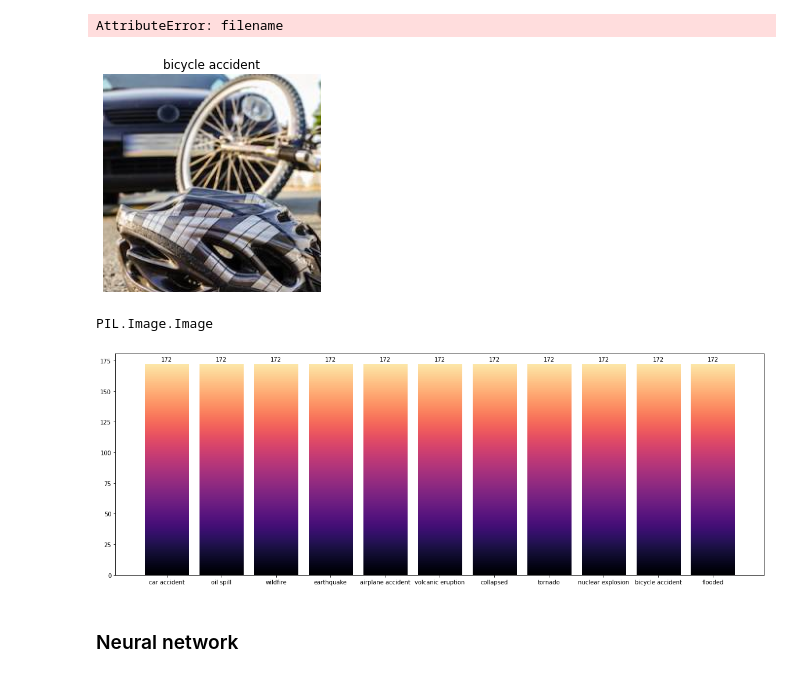
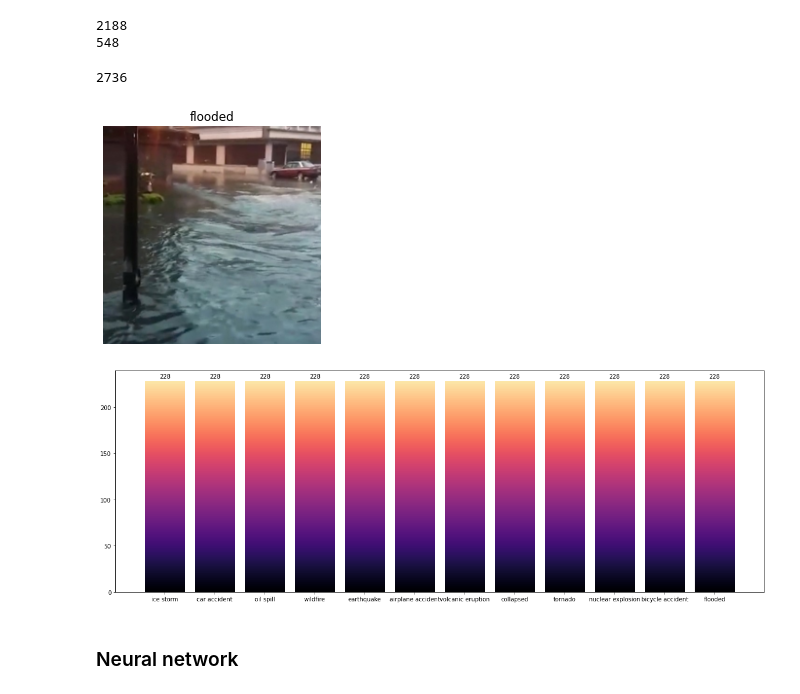
Before and after one commit to Exion35/UT---DataScience, a Jupyter notebook: CVIC Project105.ipynb, the cells around one changed output. Drawn from its saved outputs; the diff is of its cells as text; code cells hidden in the pictures.

```diff
--- a/CVIC Project105.ipynb
+++ b/CVIC Project105.ipynb
@@ -10,25 +12,26 @@ from PIL import UnidentifiedImageError
 from sklearn.model_selection import train_test_split
 # %%
 class Incidents12(datasets.VisionDataset):
-    def __init__(self, root, train_paths_and_labels, test_paths_and_labels, train=True, transform=None):
+    def __init__(self, root, transform=None):
         super().__init__(root, transform=transform)
 
-        self.train = train
         self.data = []
         self.targets = []
         self.errors = []
 
         # Load images from disk
         self.classes = os.listdir(root)[1:]
+        paths = [root + self.classes[i] + '/' for i in range(len(self.classes))]
 
-        paths_and_labels = train_paths_and_labels + test_paths_and_labels
-        for (path, label) in paths_and_labels:
-            try:
-                img = Image.open(path).convert("RGB")
-                self.data.append(img)
-                self.targets.append(label)
-            except (UnidentifiedImageError, FileNotFoundError):
-                self.errors.append(path)
+        for p in paths:
+          for _, _, files in os.walk(p):
+            for filename in files:
+                try:
+                    img = Image.open(p+filename).convert("RGB")
+                    self.data.append(img)
+                    self.targets.append(paths.index(p))
+                except (UnidentifiedImageError, FileNotFoundError):
+                    self.errors.append(p+filename)
 
         # Resampling to equalize the amount of samples per class
         classes_count = {i: 0 for i in range(len(self.classes))}
@@ -40,16 +43,10 @@ class Incidents12(datasets.VisionDataset):
         samples_class = [df[df["Label"] == i] for i in range(len(self.classes))]
         classes_under = [samples_class[i].sample(df[df["Label"] == min_class].shape[0]) for i in range(len(self.classes))]
         new_df = pd.concat(classes_under, axis=0).reset_index()
+
         self.data = new_df["Image"]
         self.targets = new_df["Label"]
 
-        if train:
-            images_and_labels = [(i, l) for (i, l) in images_and_labels if i.filename in train_paths]
-        else:
-            images_and_labels = [(i, l) for (i, l) in images_and_labels if i.filename in test_paths]
-
-        self.data = [i for (i, _) in images_and_labels]
-        self.targets = [l for (_, l) in images_and_labels]
 
     def __getitem__(self, index: int):
         img, target = self.data[index], self.targets[index]
@@ -69,5 +82,7 @@ class Incidents12(datasets.VisionDataset):
 # %%
 transform = transforms.Compose([
+    # resize
+    transforms.Resize(256),
     # center-crop
     transforms.CenterCrop(224),
     # to-tensor
@@ -97,7 +94,2 @@ test_paths_and_labels = list(zip(X_test, y_test))
 # %%
-train_set = Incidents12(image_dir, train_paths_and_labels,
-                        test_paths_and_labels, train=True, transform=transform)
-test_set = Incidents12(image_dir, train_paths_and_labels,
-                       test_paths_and_labels, train=False, transform=transform)
+dataset = Incidents12("datasets/incidents/", transform=transform)
-# %% [output]
-AttributeError: filename
@@ -103,0 +100,6 @@ AttributeError: filename
+# %%
+print(len(train_dataset))
+print(len(test_dataset))
+# %% [output]
+2188
+548
@@ -112,21 +117,21 @@ def imshow(inp, title=None):
     if title is not None:
         plt.title(title)
     plt.pause(0.001)
+# %%
+df = dataset.to_dataframe()
+# %%
+len(df)
+# %% [output]
+2736
 # %%
 import random
-r = random.randint(0,len(train_set.data))
-imshow(train_set[r][0], train_set.classes[train_set[r][1]])
+r = random.randint(0,len(dataset.data))
+imshow(df["Image"][r], dataset.classes[df["Label"][r]])
 # %% [output]
-[figure, old version]
+[figure, new version]
-# %%
-# df = train_set.to_dataframe()
-# df
-type(train_set.data[0])
-# %% [output]
-PIL.Image.Image
 # %%
 fig, ax = plt.subplots(1,1,figsize=(20,7))
-rects = plt.bar(train_set.classes,df["Label"].value_counts().sort_index())
+rects = plt.bar(dataset.classes,df["Label"].value_counts().sort_index())
 
 def autolabel(rects):
     for rect in rects:
@@ -152,6 +157,6 @@ def gradientbars_sliced(bars):
 gradientbars_sliced(rects)
 plt.show()
 # %% [output]
-[figure, old version]
+[figure, new version]
 # %% [markdown]
  ### Neural network
```
Also changed, not shown: parts of 12 cells of this notebook, 2 other files.
